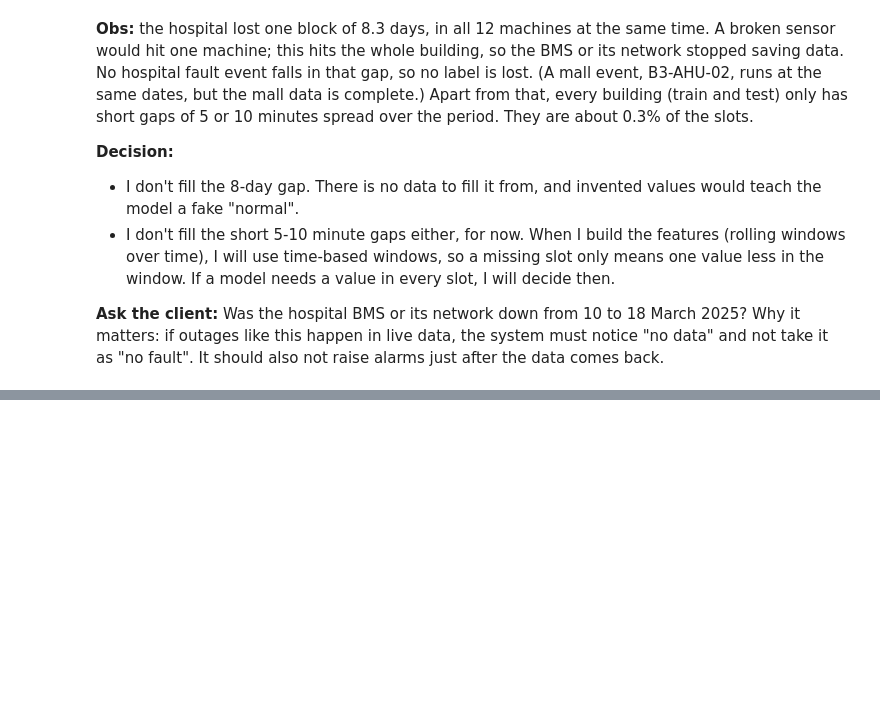
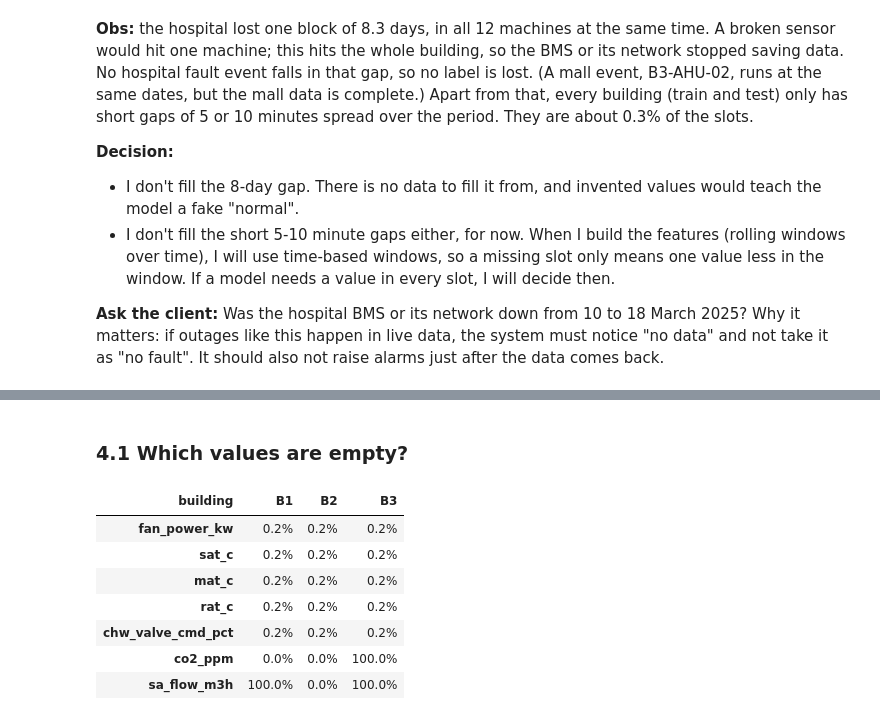
Before and after one commit to serrasm19/ahu-fault-detection, a Jupyter notebook: submission/code/notebooks/02_data_quality.ipynb, the cells around one changed output, grey strips where cells are left out. Cells and saved outputs as stored; diff of their text form; code cells hidden in the pictures; blank space fills up the shorter version.

```diff
--- a/submission/code/notebooks/02_data_quality.ipynb
+++ b/submission/code/notebooks/02_data_quality.ipynb
@@ -393,0 +413,16 @@ Why it matters: if outages like this happen in live data, the system must notice
+# %% [markdown]
+### 4.1 Which values are empty?
+# %%
+# Share of empty values (NaN) per building, only for columns that have some
+sensor_cols = [c for c in train.columns if c not in ("ahu_id", "timestamp", "building")]
+empty = clean.groupby("building")[sensor_cols].apply(lambda g: g.isna().mean()).T
+empty[empty.max(axis=1) > 0].map("{:.1%}".format)
+# %% [output]
+| building | B1 | B2 | B3 |
+| fan_power_kw | 0.2% | 0.2% | 0.2% |
+| sat_c | 0.2% | 0.2% | 0.2% |
+| mat_c | 0.2% | 0.2% | 0.2% |
+| rat_c | 0.2% | 0.2% | 0.2% |
+| chw_valve_cmd_pct | 0.2% | 0.2% | 0.2% |
+| co2_ppm | 0.0% | 0.0% | 100.0% |
+| sa_flow_m3h | 100.0% | 0.0% | 100.0% |
```
Also changed, not shown: parts of 24 cells of this notebook, 1 other file.
